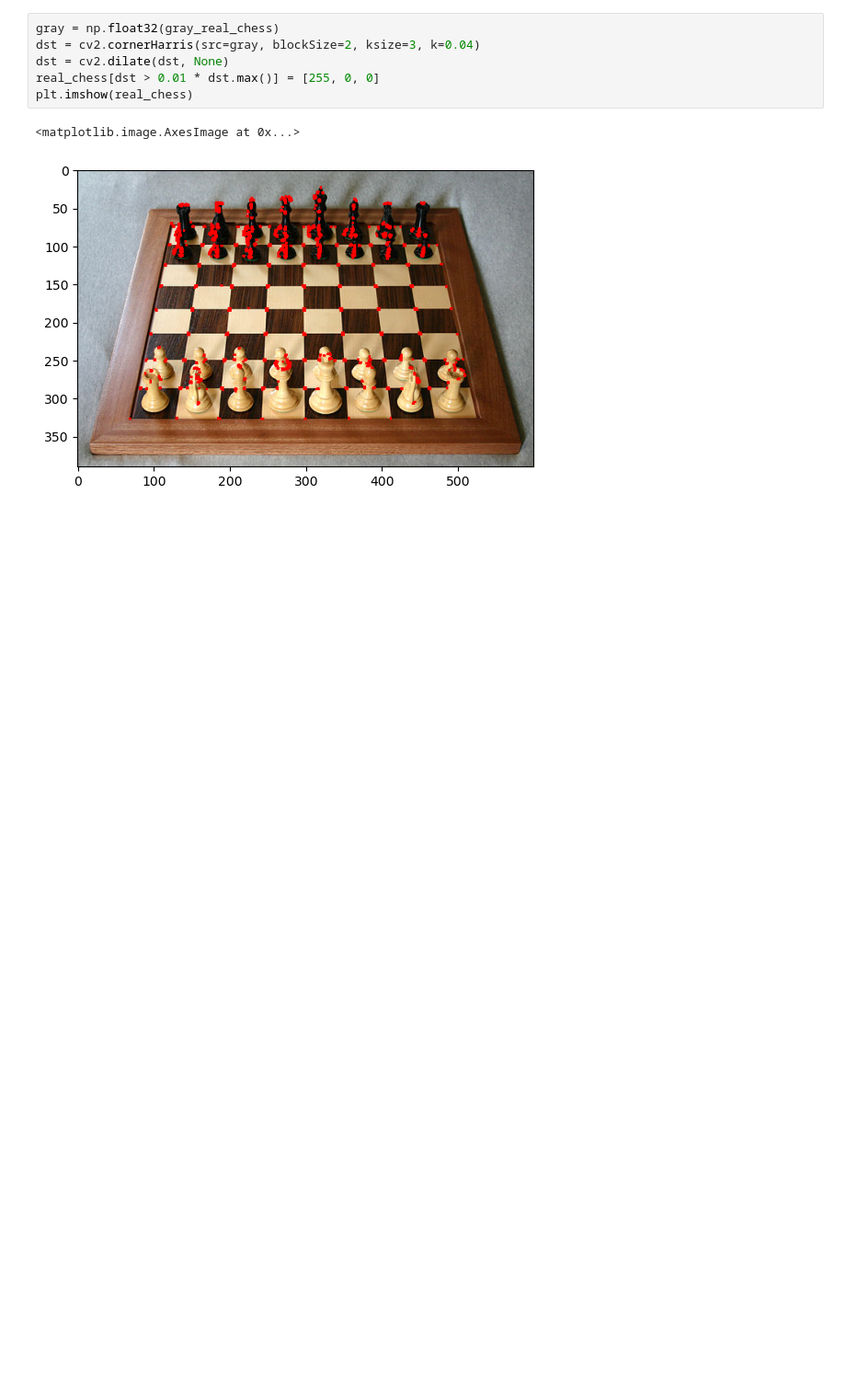
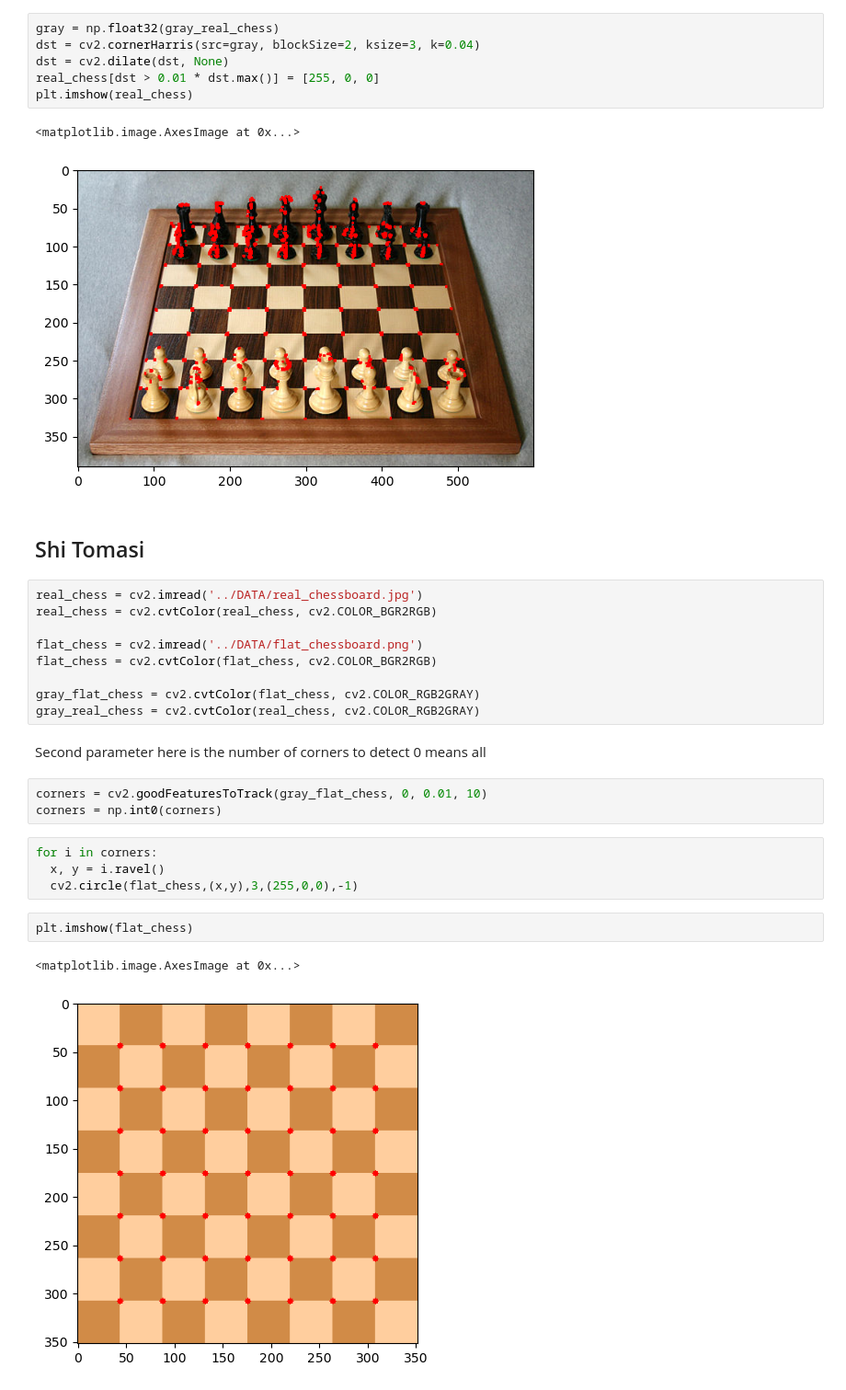
Before and after one commit to kpirabaharan/Image-Processing, a Jupyter notebook: Object-Detection/corner-detection.ipynb, the cells around one changed output. Shown at 92% size. Cells and saved outputs as stored; diff of their text form; blank space fills up the shorter version.

Commit message:
Section 6: Corner Detection
Shi-Tomasi Detection

Signed-off-by: Keeshigan Pirabaharan <kpirabaharan3@gmail.com>

```diff
--- a/Object-Detection/corner-detection.ipynb
+++ b/Object-Detection/corner-detection.ipynb
@@ -65,3 +67,29 @@ plt.imshow(real_chess)
 # %% [output]
 <matplotlib.image.AxesImage at 0x...>
 [figure]
+# %% [markdown]
+## Shi Tomasi
+# %%
+real_chess = cv2.imread('../DATA/real_chessboard.jpg')
+real_chess = cv2.cvtColor(real_chess, cv2.COLOR_BGR2RGB)
+
+flat_chess = cv2.imread('../DATA/flat_chessboard.png')
+flat_chess = cv2.cvtColor(flat_chess, cv2.COLOR_BGR2RGB)
+
+gray_flat_chess = cv2.cvtColor(flat_chess, cv2.COLOR_RGB2GRAY)
+gray_real_chess = cv2.cvtColor(real_chess, cv2.COLOR_RGB2GRAY)
+# %% [markdown]
+Second parameter here is the number of corners to detect
+0 means all
+# %%
+corners = cv2.goodFeaturesToTrack(gray_flat_chess, 0, 0.01, 10)
+corners = np.int0(corners)
+# %%
+for i in corners:
+  x, y = i.ravel()
+  cv2.circle(flat_chess,(x,y),3,(255,0,0),-1)
+# %%
+plt.imshow(flat_chess)
+# %% [output]
+<matplotlib.image.AxesImage at 0x...>
+[figure, added]
```
Also changed, not shown: parts of 4 cells of this notebook.
